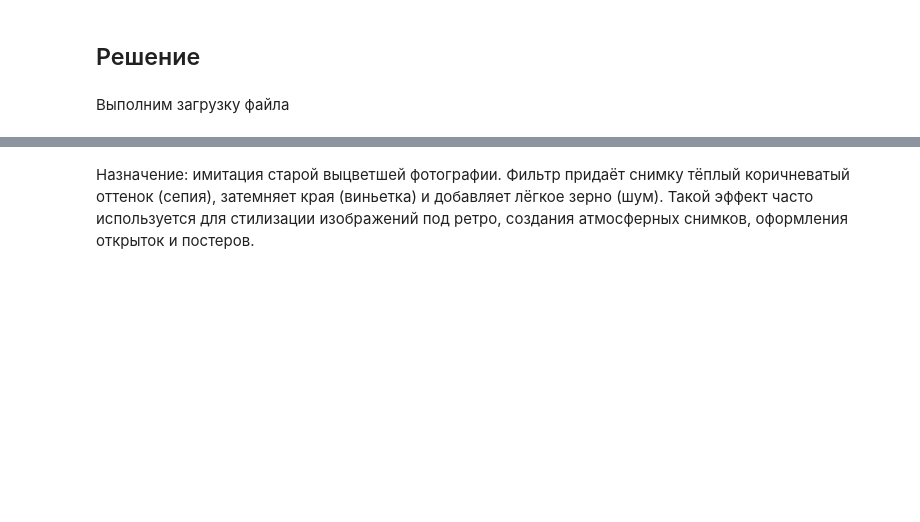
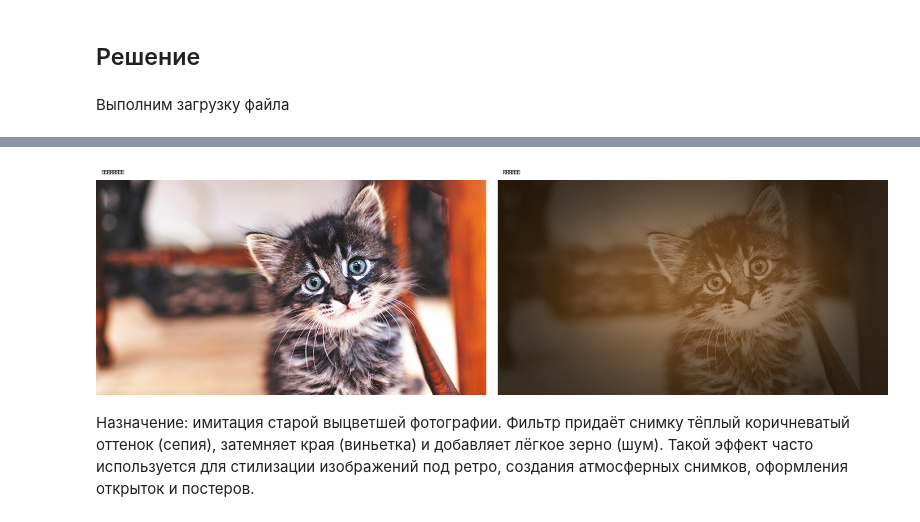
Before and after one commit to nukitos25-prog/IT_for_me, a Jupyter notebook: Лабораторная_работа_11.ipynb, the cells around one changed output, grey strips where cells are left out. Drawn from its saved outputs; the diff is of its cells as text; code cells hidden in the pictures; blank space fills up the shorter version.

```diff
--- a/Лабораторная_работа_11.ipynb
+++ b/Лабораторная_работа_11.ipynb
@@ -32,6 +32,7 @@ cat.jpeg.1          100%[===================>]  91.52K  --.-KB/s    in 0.001s
 # %%
-from PIL import Image, ImageOps, ImageFilter, ImageDraw, ImageEnhance
-import random
+from PIL import Image, ImageOps, ImageFilter, ImageDraw, ImageEnhance, ImageFont
+from IPython.display import display
+
 
 def vintage_filter(image, sepia_intensity=1.0, vignette_strength=0.7, noise_intensity=0.05):
     """
@@ -63,49 +64,57 @@ def vintage_filter(image, sepia_intensity=1.0, vignette_strength=0.7, noise_inte
         )
         # Размываем границы
         mask = mask.filter(ImageFilter.GaussianBlur(radius=width * 0.1))
         # Затемняем края
         black = Image.new("RGB", (width, height), (0, 0, 0))
         vignette_img = Image.composite(img, black, mask)
         img = Image.blend(img, vignette_img, alpha=vignette_strength)
 
     # 3. Шум (плёночное зерно)
     if noise_intensity > 0:
         noise = Image.effect_noise(img.size, 20).convert("RGB")
         img = Image.blend(img, noise, alpha=noise_intensity)
 
     # 4. Лёгкое повышение контраста
     enhancer = ImageEnhance.Contrast(img)
     img = enhancer.enhance(1.1)
 
     return img
 
 
+def show_side_by_side(img1, img2, title1="Исходное", title2="Винтаж"):
+    """Склеивает два изображения рядом с подписями."""
+    font = ImageFont.load_default()
+
+    w1, h1 = img1.size
+    w2, h2 = img2.size
+    total_w = w1 + w2 + 20
+    max_h = max(h1, h2) + 30
+
+    canvas = Image.new("RGB", (total_w, max_h), (255, 255, 255))
+    canvas.paste(img1, (0, 30))
+    canvas.paste(img2, (w1 + 20, 30))
+
+    draw = ImageDraw.Draw(canvas)
+    draw.text((10, 10), title1, fill=(0, 0, 0), font=font)
+    draw.text((w1 + 30, 10), title2, fill=(0, 0, 0), font=font)
+
+    return canvas
+
+
 # Загрузка исходного изображения
 original = Image.open("cat.jpeg")
 
 # Применение фильтра
 filtered = vintage_filter(original)
 
 # Сохранение результата
 filtered.save("cat_vintage.jpg")
 
-# Отображение исходного и обработанного изображений рядом
-def show_side_by_side(img1, img2, title1="Исходное", title2="Винтаж"):
-    from PIL import ImageDraw, ImageFont
-    w1, h1 = img1.size
-    w2, h2 = img2.size
-    total_w = w1 + w2 + 20
-    max_h = max(h1, h2) + 30
-    canvas = Image.new("RGB", (total_w, max_h), (255, 255, 255))
-    canvas.paste(img1, (0, 30))
-    canvas.paste(img2, (w1 + 20, 30))
-    draw = ImageDraw.Draw(canvas)
-    draw.text((10, 5), title1, fill=(0, 0, 0))
-    draw.text((w1 + 30, 5), title2, fill=(0, 0, 0))
-    return canvas
-
+# Отображение результата в ноутбуке
 result = show_side_by_side(original, filtered)
-result.show()
+display(result)
+# %% [output]
+[figure, added]
 # %% [markdown]
 Назначение: имитация старой выцветшей фотографии. Фильтр придаёт снимку тёплый коричневатый оттенок (сепия), затемняет края (виньетка) и добавляет лёгкое зерно (шум). Такой эффект часто используется для стилизации изображений под ретро, создания атмосферных снимков, оформления открыток и постеров.
 # %% [markdown]
```
Also changed, not shown: parts of 1 cell of this notebook.
